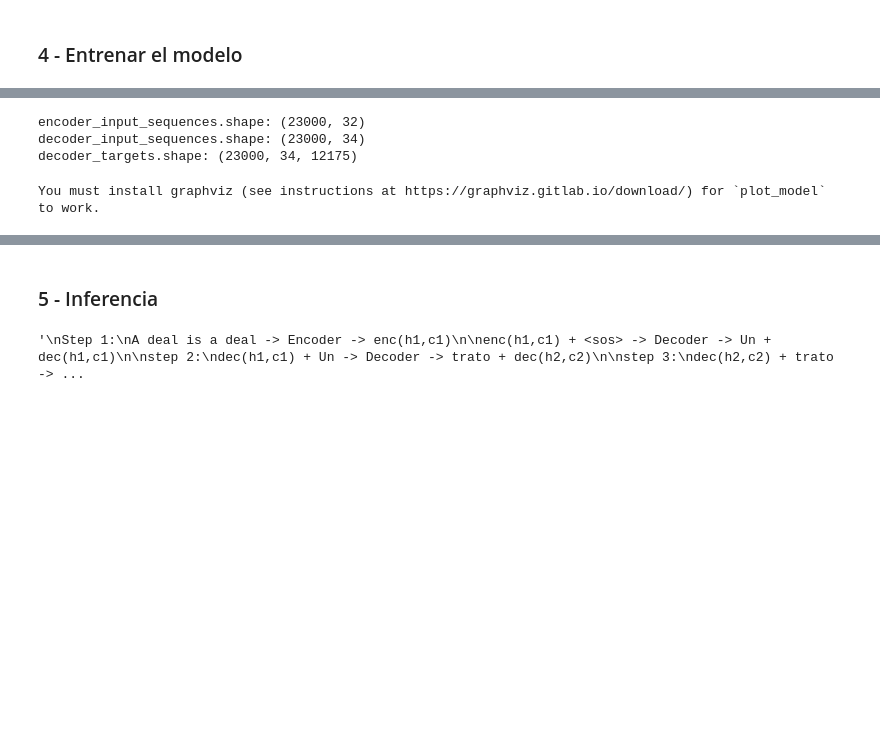
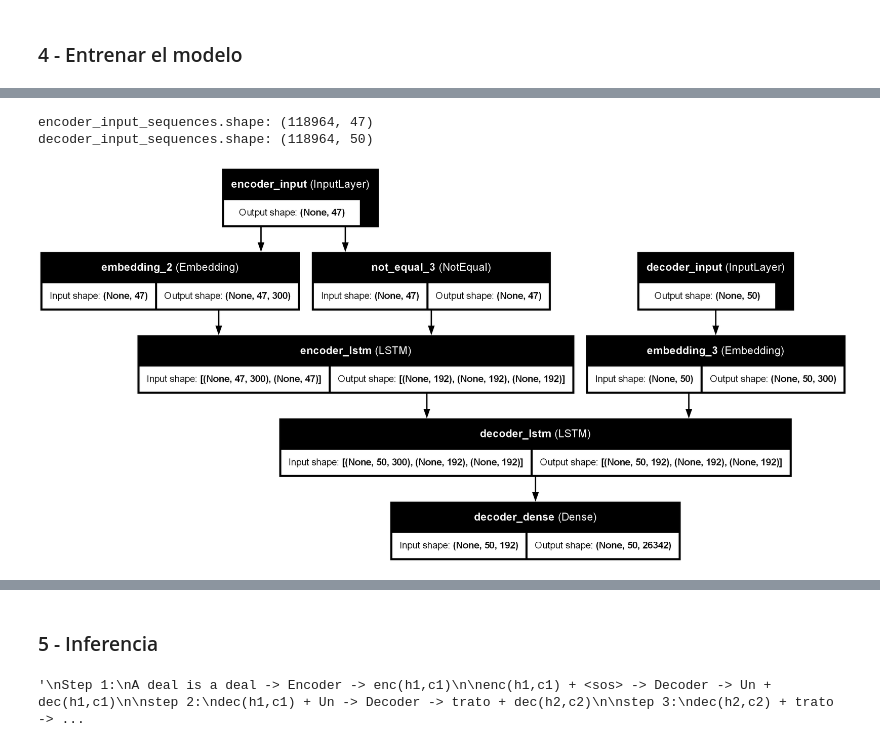
Before and after one commit to pablog86/Desafios_NLP, a Jupyter notebook: desafio4/desarrollo_desafio4-keras.ipynb, the cells around one changed output, grey strips where cells are left out. Cells and saved outputs as stored; diff of their text form; code cells hidden in the pictures; blank space fills up the shorter version.

Commit message:
actualización entrega con Keras
Mejor performace lograda al momento.

```diff
--- a/desafio4/desarrollo_desafio4-keras.ipynb
+++ b/desafio4/desarrollo_desafio4-keras.ipynb
@@ -41,7 +53,7 @@ with open(text_file, encoding="utf8") as f:
     lines = f.read().split("\n")[:-1]
 
 # Por limitaciones de RAM no se leen todas las filas
-MAX_NUM_SENTENCES = 23000
+MAX_NUM_SENTENCES = 118964
 
 # Mezclar el dataset, forzar semilla siempre igual
 np.random.seed([40])
@@ -147,8 +159,8 @@ Como era de esperarse, las sentencias en castellano son más largas que en ingl
 # %%
 # Por una cuestion de que no explote la RAM se limitará el tamaño de las sentencias de entrada
 # a la mitad:
-max_input_len = 32
-max_output_len = 34
+max_input_len = 47
+max_output_len = 50
 # %% [markdown]
 A la hora de realiza padding es importante tener en cuenta que en el encoder los ceros se agregan al comienzo y en el decoder al final. Esto es porque la salida del encoder está basado en las últimas palabras de la sentencia (son las más importantes), mientras que en el decoder está basado en el comienzo de la secuencia de salida ya que es la realimentación del sistema y termina con fin de sentencia.
 # %%
@@ -357,7 +219,7 @@ num_words_output = embedding_matrix_es.shape[0]     # Vocablos en Español
 from keras.models import Model
 from keras.layers import Input, LSTM, Dense
 
-n_units = 256
+n_units = 192
 
 # Encoder Inglés
 encoder_inputs  = Input(shape=(max_input_len,), name='encoder_input')
@@ -390,9 +252,28 @@ decoder_outputs, _, _ = decoder_lstm(decoder_embedded, initial_state=encoder_sta
 decoder_dense = Dense(num_words_output, activation='softmax', name='decoder_dense')
 decoder_outputs = decoder_dense(decoder_outputs)
 
-# Seq2Seq
-model = Model([encoder_inputs, decoder_inputs], decoder_outputs)
+Seq2Seq = Model([encoder_inputs, decoder_inputs], decoder_outputs)
 
-# Usa índices de palabras como y_true  ➜ pérdida sparse
-model.compile( optimizer='Adam', loss='categorical_crossentropy', metrics=['accuracy'])   # loss=tf.keras.losses.SparseCategoricalCrossentropy(from_logits=False, reduction='auto')
-model.summary()
+class AdamLRM(tf.keras.optimizers.Adam):
+    def __init__(self, lr_multipliers=None, **kw):
+        super().__init__(**kw)
+        self.lr_multipliers = lr_multipliers or {}
+    def apply_gradients(self, grads_and_vars, **kw):
+        scaled = []
+        for g, v in grads_and_vars:
+            mult = next((m for k, m in self.lr_multipliers.items() if k in v.name), 1.0)
+            scaled.append((g * mult, v))
+        return super().apply_gradients(scaled, **kw)
+
+opt = AdamLRM(
+    lr_multipliers={"decoder_embedding": 0.1},   # 0.1 × LR base
+    learning_rate=0.01
+)
+
+Seq2Seq.compile(
+    optimizer=opt,
+    loss=tf.keras.losses.SparseCategoricalCrossentropy(from_logits=False),
+    metrics=[tf.keras.metrics.SparseCategoricalAccuracy(name="accuracy")]
+)
+
+Seq2Seq.summary()
@@ -462,15 +302,13 @@ Model: "functional"
 # %%
 print("encoder_input_sequences.shape:", encoder_input_sequences.shape)      # Debe ser (N, 16)
 print("decoder_input_sequences.shape:", decoder_input_sequences.shape)      # Debe ser (N, 16)
-print("decoder_targets.shape:", decoder_targets.shape)                      # Debe ser (N, 16, num_words_output)
 # %% [output]
-encoder_input_sequences.shape: (23000, 32)
-decoder_input_sequences.shape: (23000, 34)
-decoder_targets.shape: (23000, 34, 12175)
+encoder_input_sequences.shape: (118964, 47)
+decoder_input_sequences.shape: (118964, 50)
 # %%
 # Modelo completo (encoder+decoder) para poder entrenar
-plot_model(model, to_file='model_plot.png', show_shapes=True, show_layer_names=True)
+plot_model(Seq2Seq, to_file='model_plot.png', show_shapes=True, show_layer_names=True)
 # %% [output]
-You must install graphviz (see instructions at https://graphviz.gitlab.io/download/) for `plot_model` to work.
+[figure, added]
 # %%
 # Modelo solo encoder
```
Also changed, not shown: parts of 30 cells of this notebook, 11 other files.
